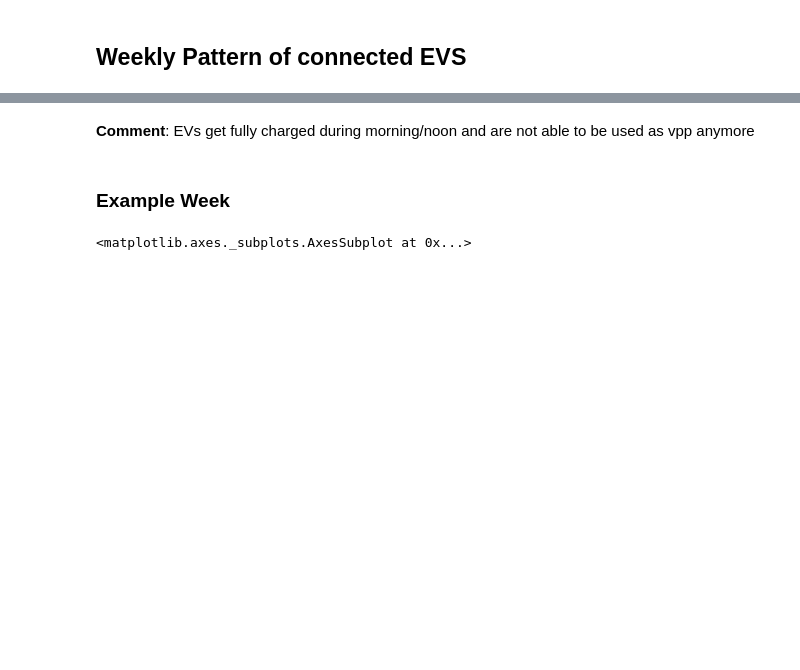
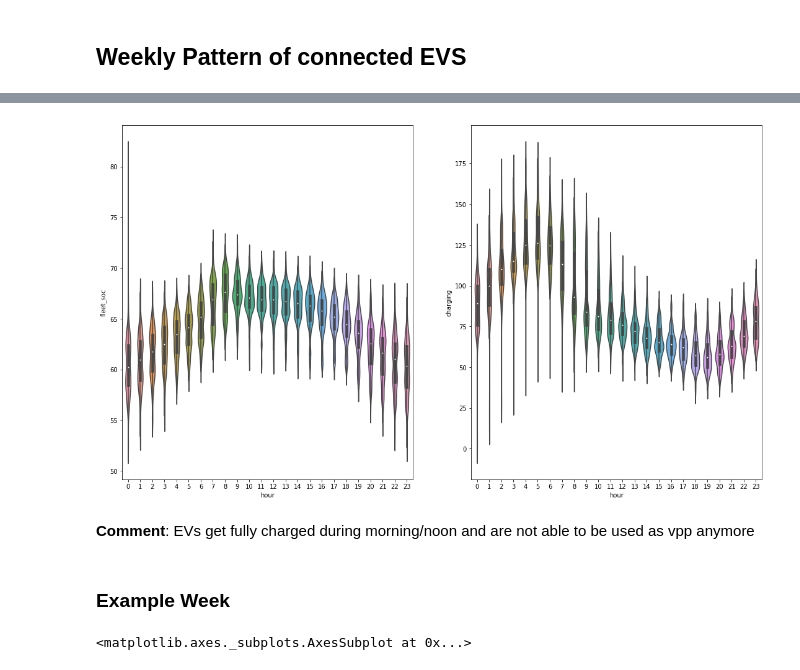
Before and after one commit to indyfree/FleetSim, a Jupyter notebook: notebooks/02-Car2Go.ipynb, the cells around one changed output, grey strips where cells are left out. Saved outputs shown, nothing was run; the diff lists cells and outputs as text; code cells hidden in the pictures; blank space fills up the shorter version.

```diff
--- a/notebooks/02-Car2Go.ipynb
+++ b/notebooks/02-Car2Go.ipynb
@@ -204,3 +237,12 @@ sns.violinplot(x="day", y="charging", data=df, ax=ax2)
+# %%
+df["hour"] = df.index.hour
+
+f, (ax1, ax2) = plt.subplots(1, 2)
+f.set_size_inches(18.5, 10.5)
+sns.violinplot(x="hour", y="fleet_soc", data=df, ax=ax1)
+sns.violinplot(x="hour", y="charging", data=df, ax=ax2);
+# %% [output]
+[figure, added]
 # %% [markdown]
 **Comment**: EVs get fully charged during morning/noon and are not able to be used as vpp anymore
 # %% [markdown]
```
Also changed, not shown: parts of 15 cells of this notebook, 1 other file.
